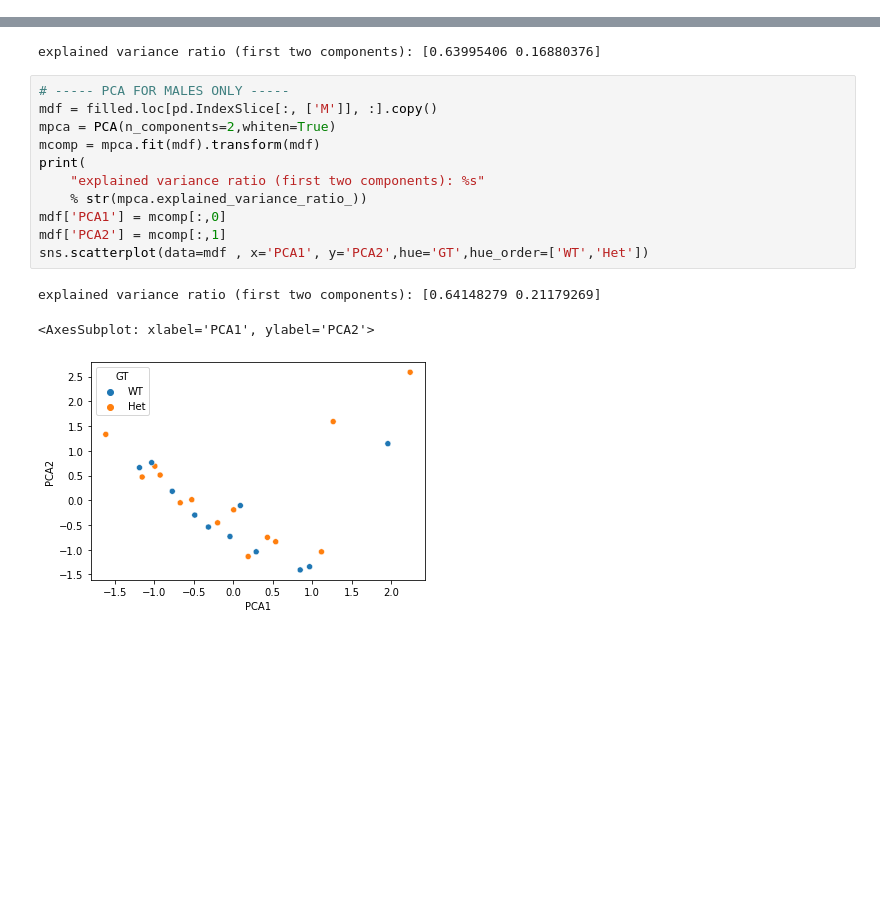
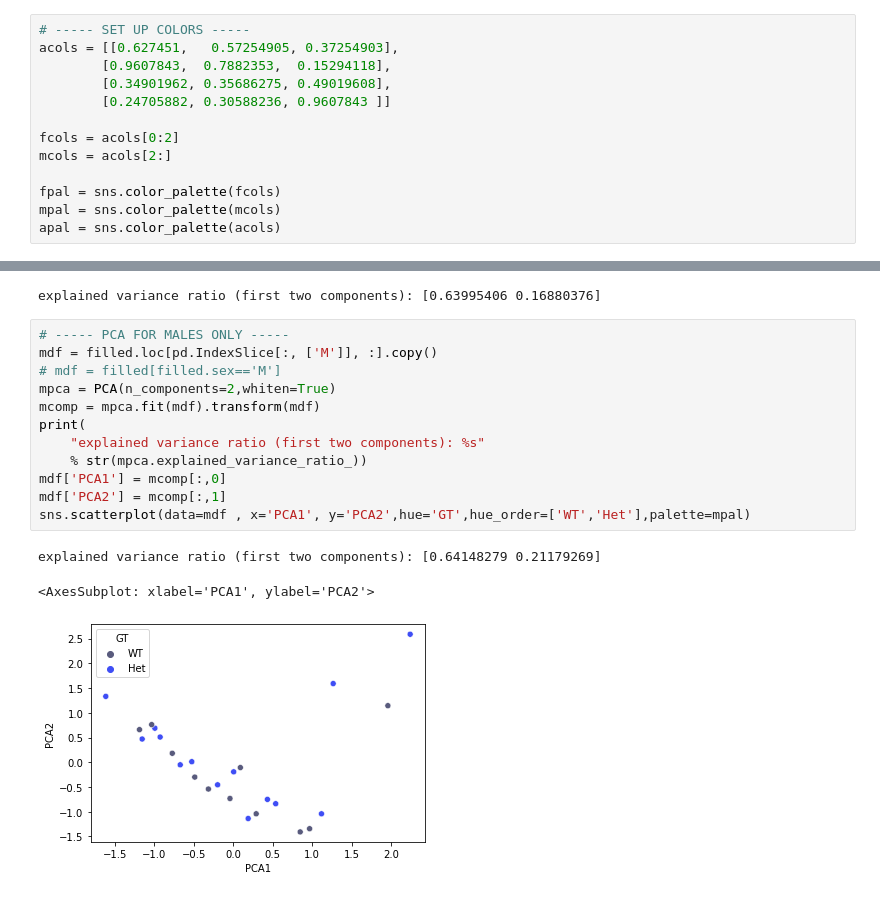
Before and after one commit to nhoglen/scn2a-paper-GWJSNH-code, a Jupyter notebook: scratch_longitudinal-analysis.ipynb, the cells around one changed output, grey strips where cells are left out. Drawn from its saved outputs; the diff is of its cells as text; blank space fills up the shorter version.

Commit message:
Lab meeting related plot updates
Especially built out the longitudinal analysis

```diff
--- a/scratch_longitudinal-analysis.ipynb
+++ b/scratch_longitudinal-analysis.ipynb
@@ -95,6 +95,19 @@ Nov22_Pair8_introductio
 Nov22_Pair8_PPT
 Nov22_Pair8_reunio
 Nov22_Pair8_timedMating
+# %%
+# ----- SET UP COLORS -----
+acols = [[0.627451,   0.57254905, 0.37254903],
+        [0.9607843,  0.7882353,  0.15294118],
+        [0.34901962, 0.35686275, 0.49019608],
+        [0.24705882, 0.30588236, 0.9607843 ]]
+
+fcols = acols[0:2]
+mcols = acols[2:]
+
+fpal = sns.color_palette(fcols)
+mpal = sns.color_palette(mcols)
+apal = sns.color_palette(acols)
 # %%
 # ----- CLEAN UP AND TRANSFORM DATAFRAME -----
 
@@ -123,18 +136,19 @@ explained variance ratio (first two components): [0.63995406 0.16880376]
 # %%
 # ----- PCA FOR MALES ONLY -----
 mdf = filled.loc[pd.IndexSlice[:, ['M']], :].copy()
+# mdf = filled[filled.sex=='M']
 mpca = PCA(n_components=2,whiten=True)
 mcomp = mpca.fit(mdf).transform(mdf)
 print(
     "explained variance ratio (first two components): %s"
     % str(mpca.explained_variance_ratio_))
 mdf['PCA1'] = mcomp[:,0]
 mdf['PCA2'] = mcomp[:,1]
-sns.scatterplot(data=mdf , x='PCA1', y='PCA2',hue='GT',hue_order=['WT','Het'])
+sns.scatterplot(data=mdf , x='PCA1', y='PCA2',hue='GT',hue_order=['WT','Het'],palette=mpal)
 # %% [output]
 explained variance ratio (first two components): [0.64148279 0.21179269]
 <AxesSubplot: xlabel='PCA1', ylabel='PCA2'>
-[figure, old version]
+[figure, new version]
 # %%
 # ----- PCA FOR FEMALES ONLY -----
 fdf = filled.loc[pd.IndexSlice[:, ['F']], :].copy()
```
Also changed, not shown: parts of 10 cells of this notebook, 3 other files.
